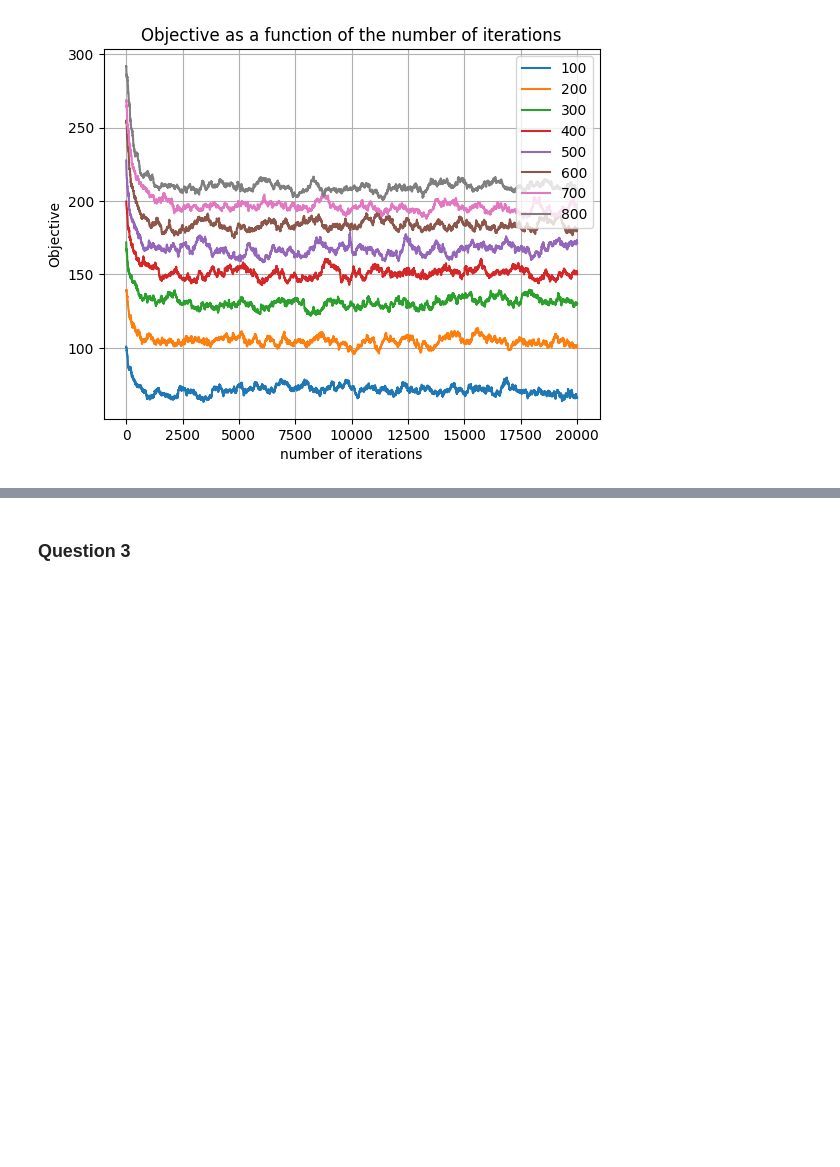
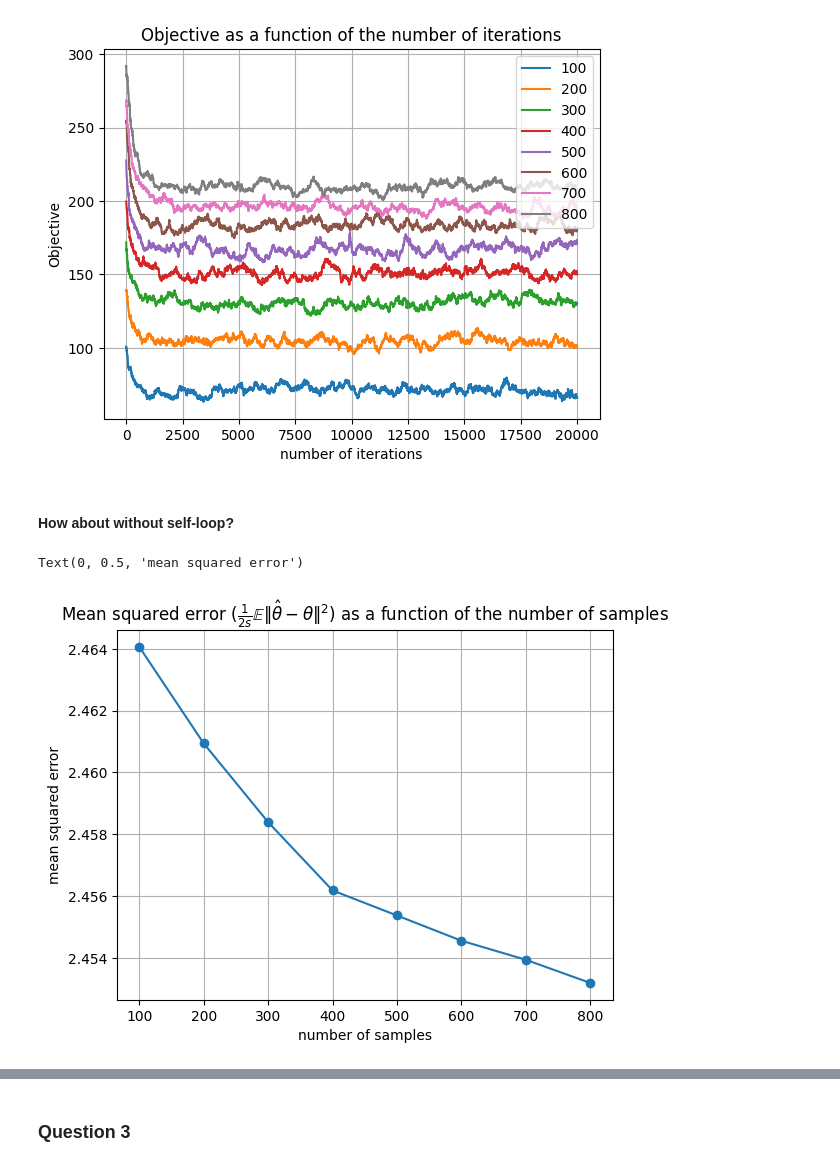
Before and after one commit to LiangzeJiang/MCAA-project, a Jupyter notebook: com-516-project.ipynb, the cells around one changed output, grey strips where cells are left out. Cells and saved outputs as stored; diff of their text form; code cells hidden in the pictures; blank space fills up the shorter version.

Commit message:
more choices for trans func

```diff
--- a/com-516-project.ipynb
+++ b/com-516-project.ipynb
@@ -40,14 +40,20 @@ def trans(theta, func="1_bit_random_flip"):
         ind = random.randint(0, len(theta))
         new_theta[ind] = 1 - theta[ind]
         return new_theta
-    elif func == "2_bit_random_flip_for_sparsity":  # question 2
+    elif func == "2_bit_random_flip_for_sparsity":  # question 2 & 3
         indice_one = random.choice(np.where(theta==1)[0], 1)
         indice_zero = random.choice(np.where(theta==0)[0], 1)
         new_theta[indice_one] = 0
         new_theta[indice_zero] = 1
-    elif func == "2_bit_random_swap_for_sparsity":  # question 2
+    elif func == "2_bit_random_swap_for_sparsity":  # question 2 & 3
         indices = random.choice(len(theta), 2, replace=False)
         new_theta[indices[0]], new_theta[indices[1]] = new_theta[indices[1]], new_theta[indices[0]]
+    elif func == "random_walk_for_sparsity":  # question 2 & 3
+        sparsity = len(np.where(theta==1)[0])
+        new_theta = np.zeros(len(theta))
+        indices_of_ones = random.choice(len(theta), sparsity, replace=False)
+        new_theta[indices_of_ones] = 1
+        return new_theta
     else:
         raise NotImplementedError
     return new_theta
@@ -309,3 +315,41 @@ plt.ylabel("Objective")
 # %% [output]
 Text(0, 0.5, 'Objective')
 [figure]
+# %% [markdown]
+#### How about without self-loop?
+# %%
+# compared to question 1, we change transition function, initialization function and the coefficient
+obj_func = "2-norm"
+trans_func = "2_bit_random_flip_for_sparsity"
+init_func = "sparse_constraint"
+beta_func = "constant"
+sparsity = int(dim/100) # only used for question 2 & 3
+coef = 1/(2 * sparsity)
+
+all_errors, all_vals= [], []
+
+for m in num_samples:
+    error, vals = 0, np.zeros((num_iters,))
+
+    for s in seeds:
+        x, y, theta_gt = gen_data(m, dim, sigma, seed=s)
+        betas = beta_generator(x, y, obj, eps, dim, num_iters, beta_func)
+        init_theta = state_init(dim, sparsity, init_func)
+
+        theta_seq, val_seq = run_MH(x, y, num_iters, betas, trans_func, obj_func, init_theta)
+
+        error += eval(theta_gt, theta_seq, coef, warmup_iters)/len(seeds) # estimate mean squared error, averaged over theta and X
+        vals += np.array(val_seq)/len(seeds)
+
+    all_errors.append(error)
+    all_vals.append(vals)
+# %%
+# plot the means squraed error as a function of the number of samples
+plt.plot(num_samples, all_errors, marker='o')
+plt.grid()
+plt.title(r"Mean squared error ($\frac{1}{2s}\mathbb{E} \Vert \hat{\theta}-\theta \Vert ^2$) as a function of the number of samples")  # remember to change the coef
+plt.xlabel("number of samples")
+plt.ylabel("mean squared error")
+# %% [output]
+Text(0, 0.5, 'mean squared error')
+[figure, added]
```
Also changed, not shown: parts of 6 cells of this notebook.
